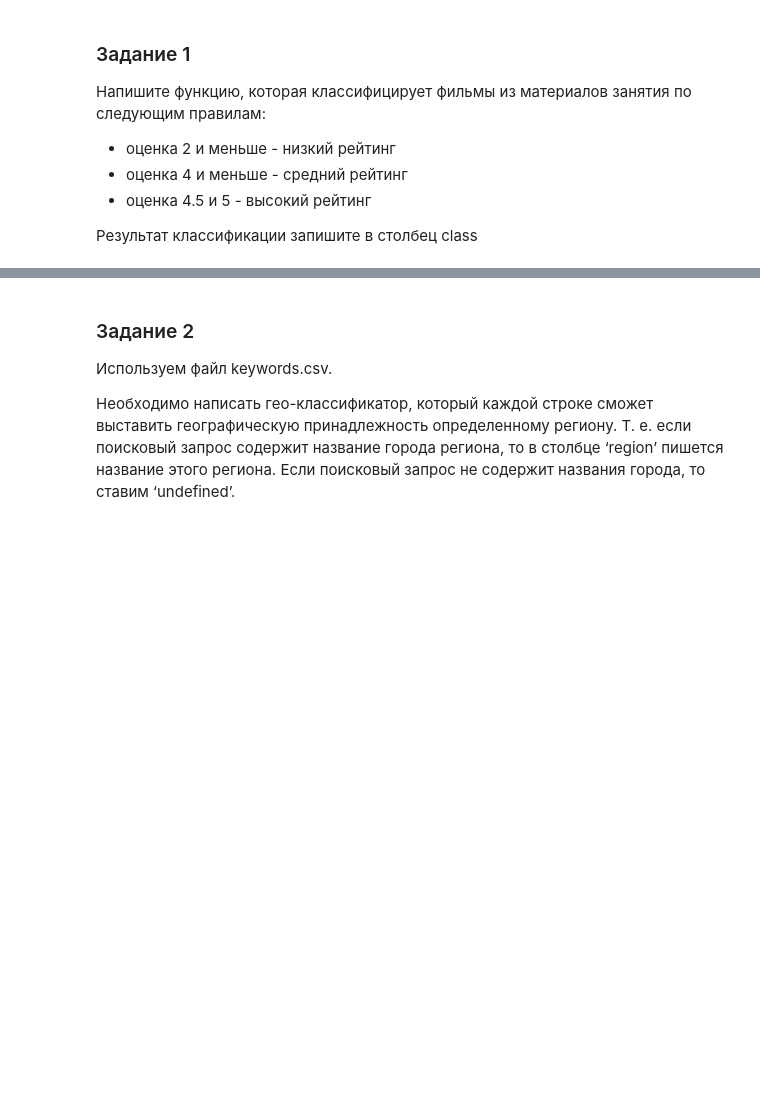
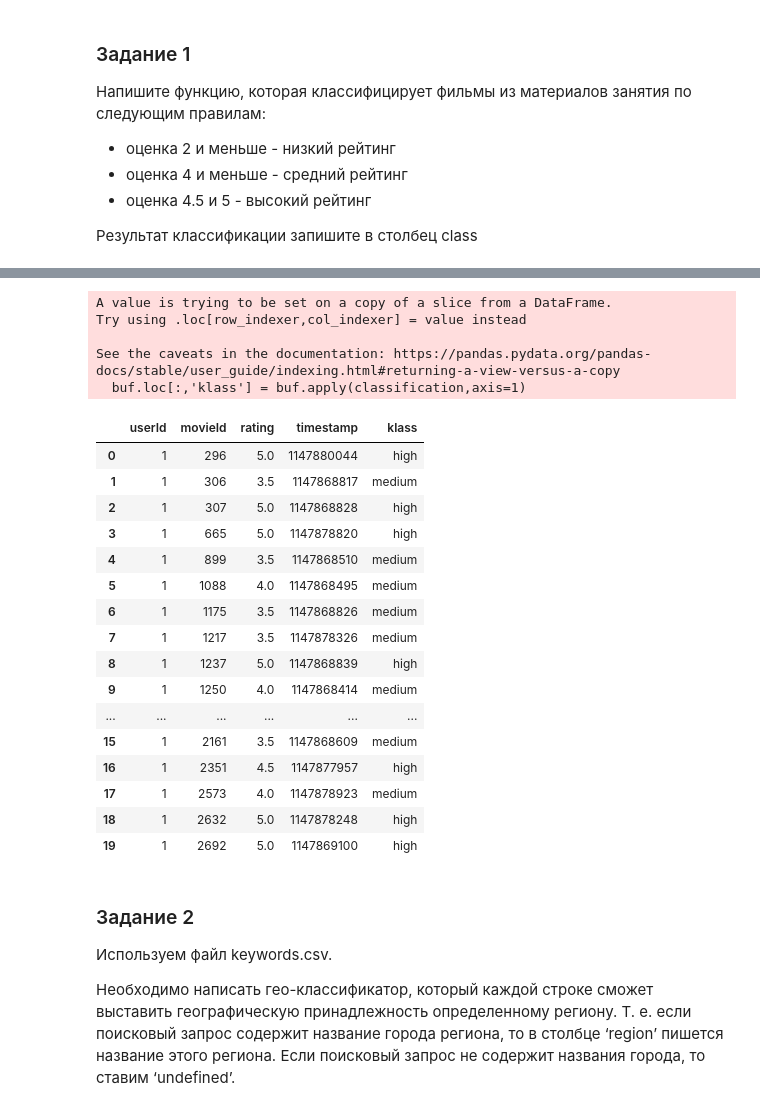
Before and after one commit to Rebeil/Python, a Jupyter notebook: 13. function_and_work_with_data/Python_13_pandas_functions_groupby.ipynb, the cells around one changed output, grey strips where cells are left out. Drawn from its saved outputs; the diff is of its cells as text; code cells hidden in the pictures; blank space fills up the shorter version.

```diff
--- a/13. function_and_work_with_data/Python_13_pandas_functions_groupby.ipynb
+++ b/13. function_and_work_with_data/Python_13_pandas_functions_groupby.ipynb
@@ -581,0 +832,3 @@ stats.groupby('campaign').head()
+# %%
+buf = bf.head(20)
+buf
@@ -582,3 +853,39 @@ stats.groupby('campaign').head()
+# %%
+def classification(col):
+    val = str()
+    if col['rating'] <= 2.0:
+        val = 'low'
+    elif 2.0 < col['rating'] <= 4.0:
+        val = 'medium'
+    elif 4.0 < col['rating'] <= 5.0:
+        val = 'high'
+    return val
+# %%
+buf.loc[:,'klass'] = buf.apply(classification,axis=1)
+buf
+# %% [output]
+A value is trying to be set on a copy of a slice from a DataFrame.
+Try using .loc[row_indexer,col_indexer] = value instead
+
+See the caveats in the documentation: https://pandas.pydata.org/pandas-docs/stable/user_guide/indexing.html#returning-a-view-versus-a-copy
+  buf.loc[:,'klass'] = buf.apply(classification,axis=1)
+|  | userId | movieId | rating | timestamp | klass |
+| 0 | 1 | 296 | 5.0 | 1147880044 | high |
+| 1 | 1 | 306 | 3.5 | 1147868817 | medium |
+| 2 | 1 | 307 | 5.0 | 1147868828 | high |
+| 3 | 1 | 665 | 5.0 | 1147878820 | high |
+| 4 | 1 | 899 | 3.5 | 1147868510 | medium |
+| 5 | 1 | 1088 | 4.0 | 1147868495 | medium |
+| 6 | 1 | 1175 | 3.5 | 1147868826 | medium |
+| 7 | 1 | 1217 | 3.5 | 1147878326 | medium |
+| 8 | 1 | 1237 | 5.0 | 1147868839 | high |
+| 9 | 1 | 1250 | 4.0 | 1147868414 | medium |
+| ... | ... | ... | ... | ... | ... |
+| 15 | 1 | 2161 | 3.5 | 1147868609 | medium |
+| 16 | 1 | 2351 | 4.5 | 1147877957 | high |
+| 17 | 1 | 2573 | 4.0 | 1147878923 | medium |
+| 18 | 1 | 2632 | 5.0 | 1147878248 | high |
+| 19 | 1 | 2692 | 5.0 | 1147869100 | high |
 # %% [markdown]
 ### Задание 2
 
```
Also changed, not shown: parts of 87 cells of this notebook, 3 other files.
